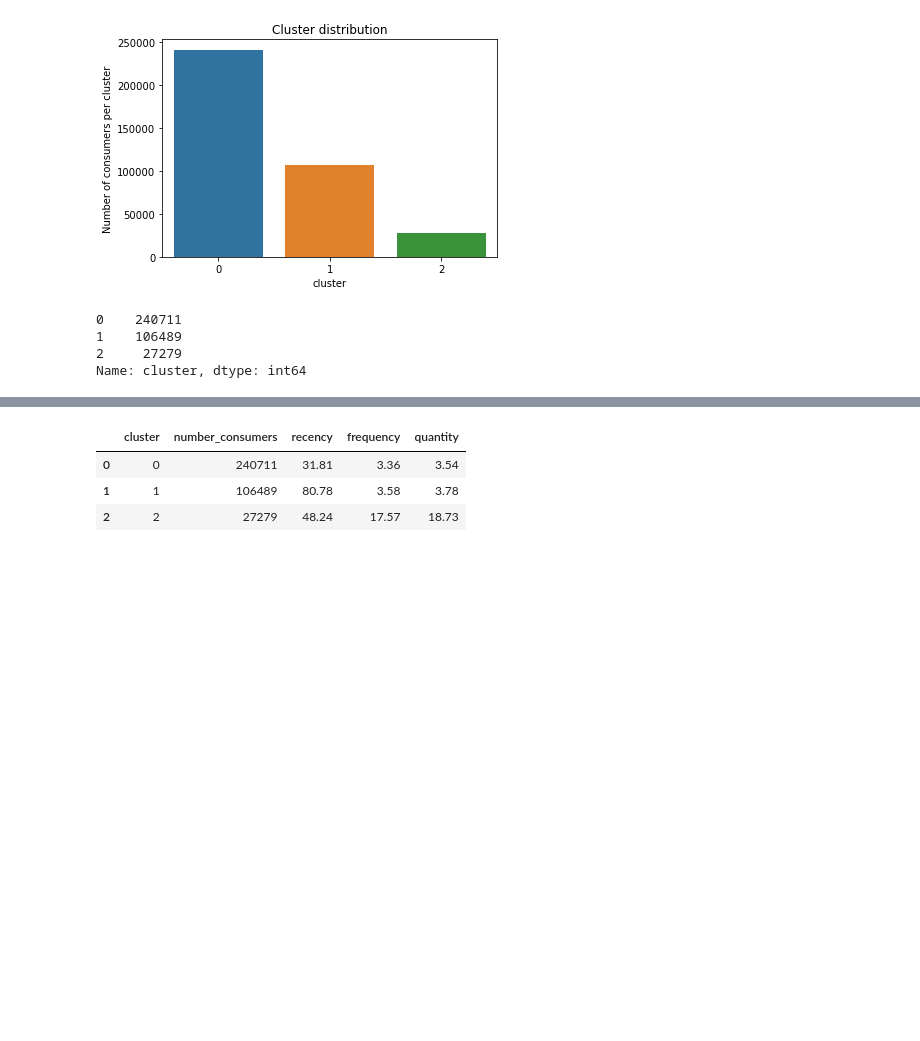
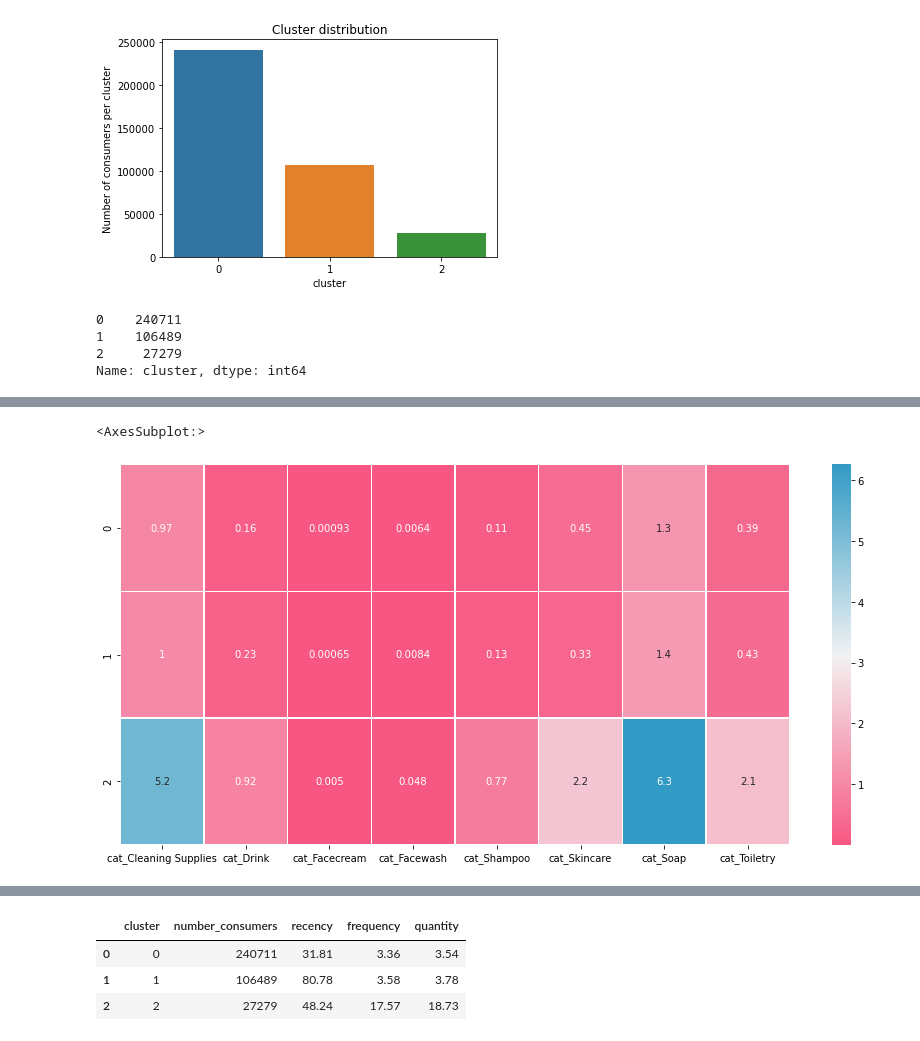
Before and after one commit to Hubert-Ayissi/ICP-Open, a Jupyter notebook: KMEANS _Finale.ipynb, the cells around one changed output, grey strips where cells are left out. Saved outputs shown, nothing was run; the diff lists cells and outputs as text; code cells hidden in the pictures; blank space fills up the shorter version.

```diff
--- a/KMEANS _Finale.ipynb
+++ b/KMEANS _Finale.ipynb
@@ -232,0 +265,7 @@ cluster_behavior_sum
+# %%
+plt.figure(figsize=(15, 7))
+sns.heatmap(cluster_behavior_sum [products_cat], cmap =sns.diverging_palette(0, 230, 90, 60, as_cmap=True)
+, linewidths = 0.30, annot = True)
+# %% [output]
+<AxesSubplot:>
+[figure, added]
```
Also changed, not shown: parts of 37 cells of this notebook.
